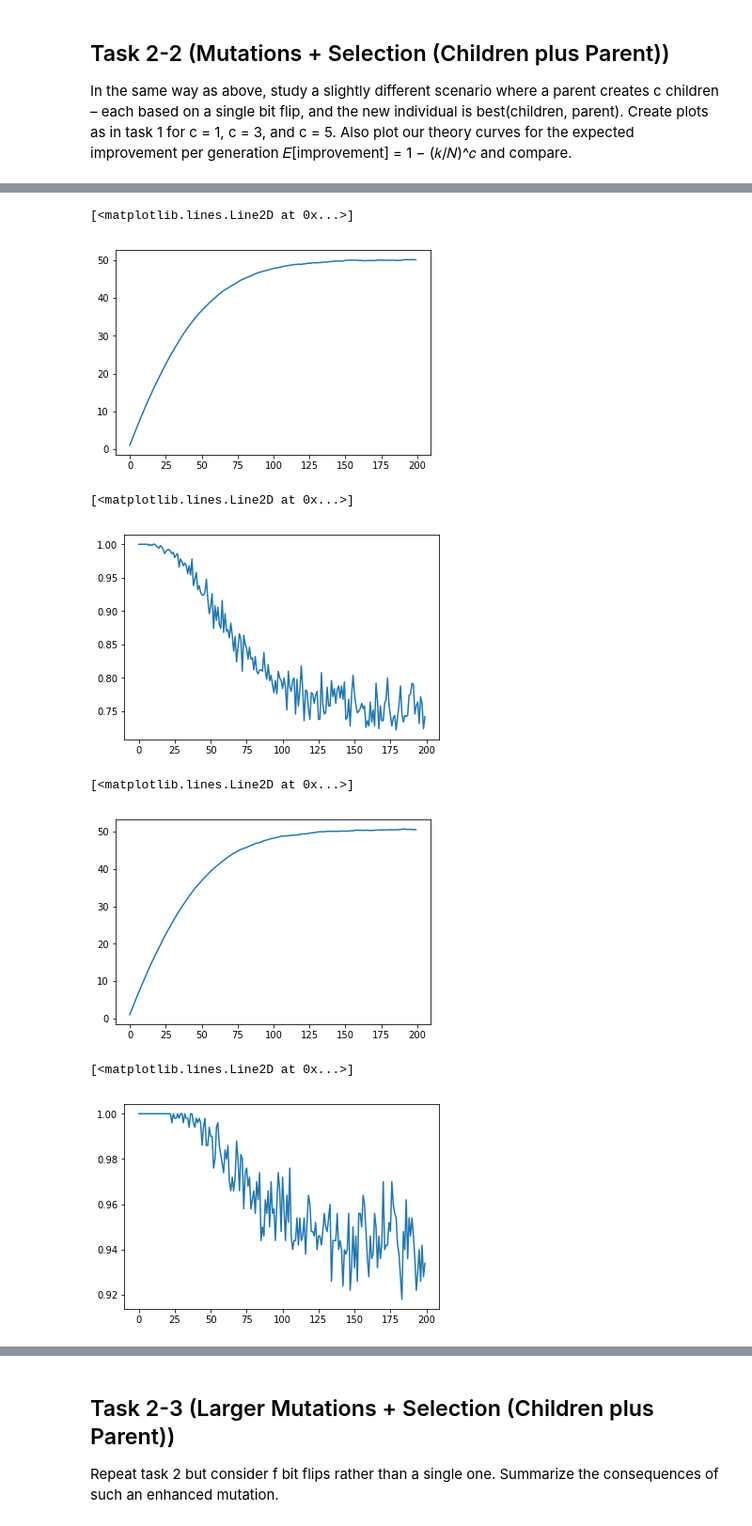
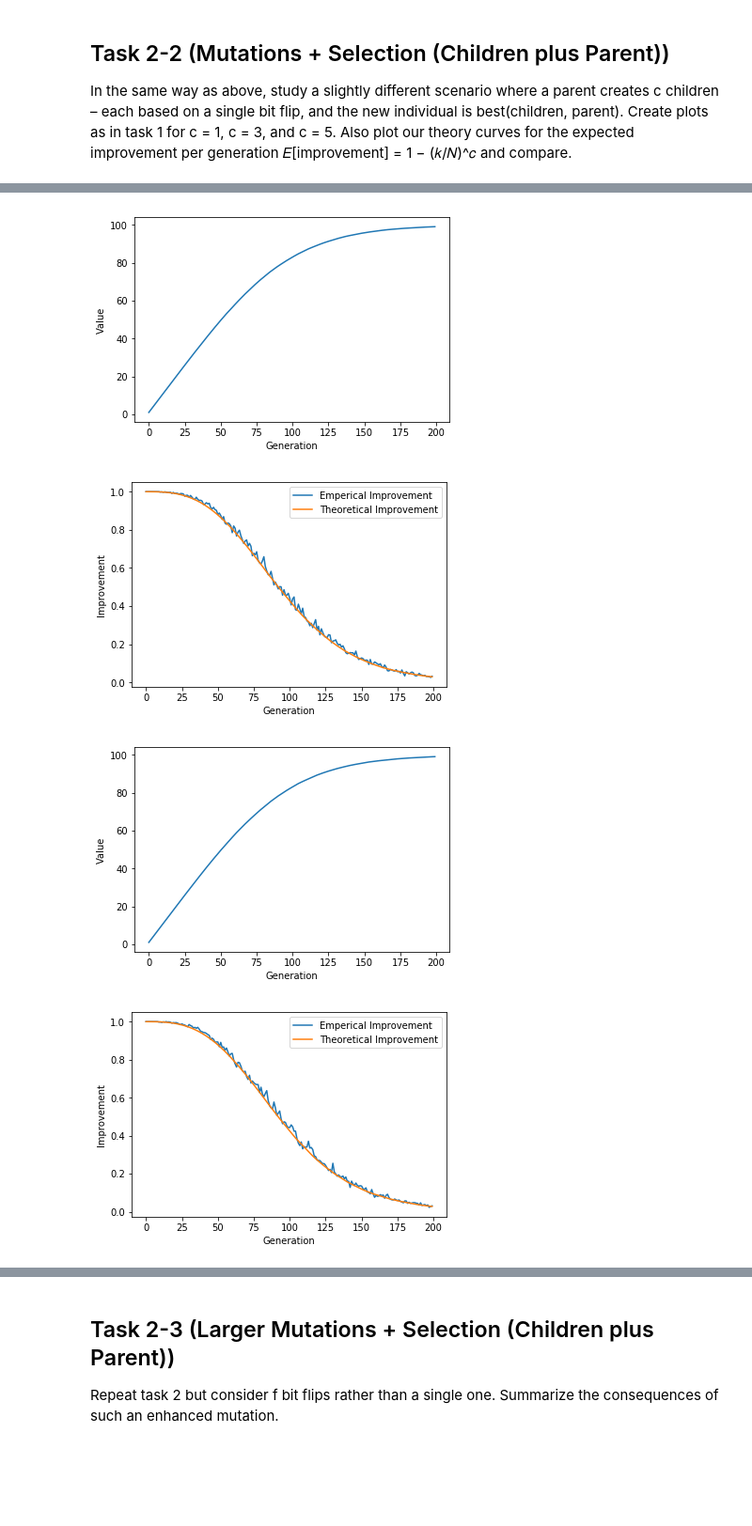
Before and after one commit to slchangtw/optimization, a Jupyter notebook: genetic_algorithm.ipynb, the cells around one changed output, grey strips where cells are left out. Shown: that part at 94% size. Drawn from its saved outputs; the diff is of its cells as text; code cells hidden in the pictures; blank space fills up the shorter version.

```diff
--- a/genetic_algorithm.ipynb
+++ b/genetic_algorithm.ipynb
@@ -144 +161,8 @@ def evolve(generation, n_children, n_mutation):
+# %%
+# plot theoretical expectation (against generation)
+def plot_expectation_gen(record, n_children):
+
+    expectation = 1 - ((record / 100) ** n_children)
+    avg_imp = np.mean(expectation, axis = 0)
+    plt.plot(avg_imp)
 # %%
@@ -170,31 +205,46 @@ for i in range(n_experiments):
 # %%
 avg_rec = np.mean(sum_record, axis=0)
 plt.plot(avg_rec)
+plt.xlabel('Generation')
+plt.ylabel('Value')
+plt.show()
 # %% [output]
-[<matplotlib.lines.Line2D at 0x...>]
-[figure, old version]
+[figure, new version]
 # %%
 avg_imp = np.mean(imp_record, axis=0)
 plt.plot(avg_imp)
+plot_expectation_gen(sum_record, n_children)
+plt.xlabel('Generation')
+plt.ylabel('Improvement')
+plt.legend(['Emperical Improvement', 'Theoretical Improvement'])
+plt.show()
 # %% [output]
-[<matplotlib.lines.Line2D at 0x...>]
-[figure, old version]
+[figure, new version]
 # %%
+# n_children is 5
 n_experiments = 1000
-sum_record = np.zeros(shape=(1000, 200))
-imp_record = np.zeros(shape=(1000, 200))
+n_children = 3
+n_generation = 200
+sum_record = np.zeros(shape=(n_experiments, n_generation))
+imp_record = np.zeros(shape=(n_experiments, n_generation))
 
 for i in range(n_experiments):
-    sum_record[i], imp_record[i] = evolve(200, n_children=5, n_mutation=1)
+    sum_record[i], imp_record[i] = evolve_2(n_generation, n_children)
 # %%
 avg_rec = np.mean(sum_record, axis=0)
 plt.plot(avg_rec)
+plt.xlabel('Generation')
+plt.ylabel('Value')
+plt.show()
 # %% [output]
-[<matplotlib.lines.Line2D at 0x...>]
-[figure, old version]
+[figure, new version]
 # %%
 avg_imp = np.mean(imp_record, axis=0)
 plt.plot(avg_imp)
+plot_expectation_gen(sum_record, n_children)
+plt.xlabel('Generation')
+plt.ylabel('Improvement')
+plt.legend(['Emperical Improvement', 'Theoretical Improvement'])
+plt.show()
 # %% [output]
-[<matplotlib.lines.Line2D at 0x...>]
-[figure, old version]
+[figure, new version]
```
Also changed, not shown: parts of 26 cells of this notebook.
